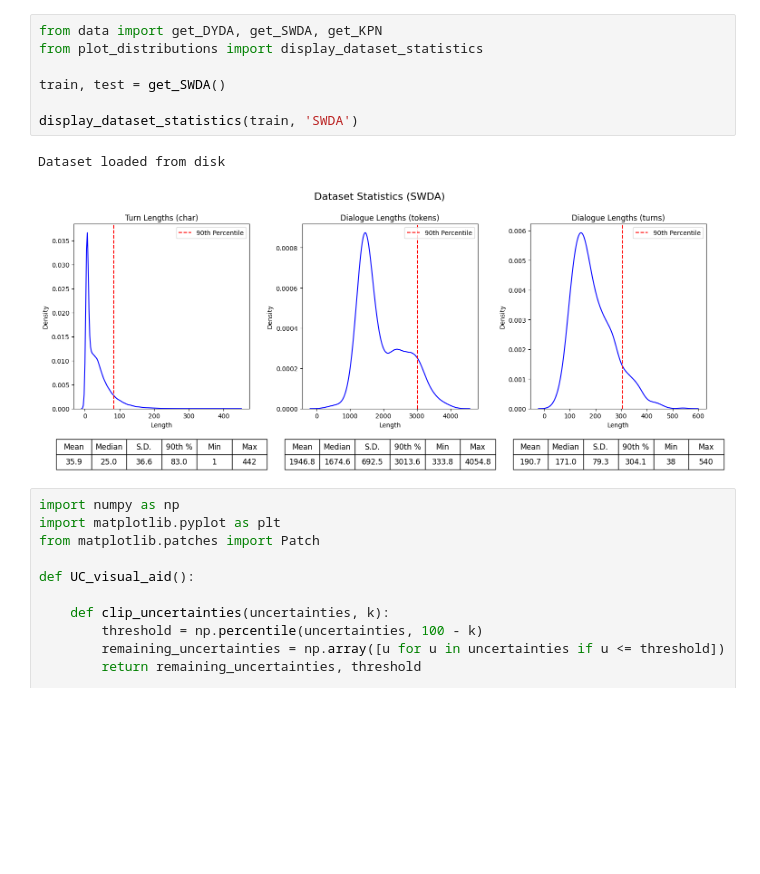
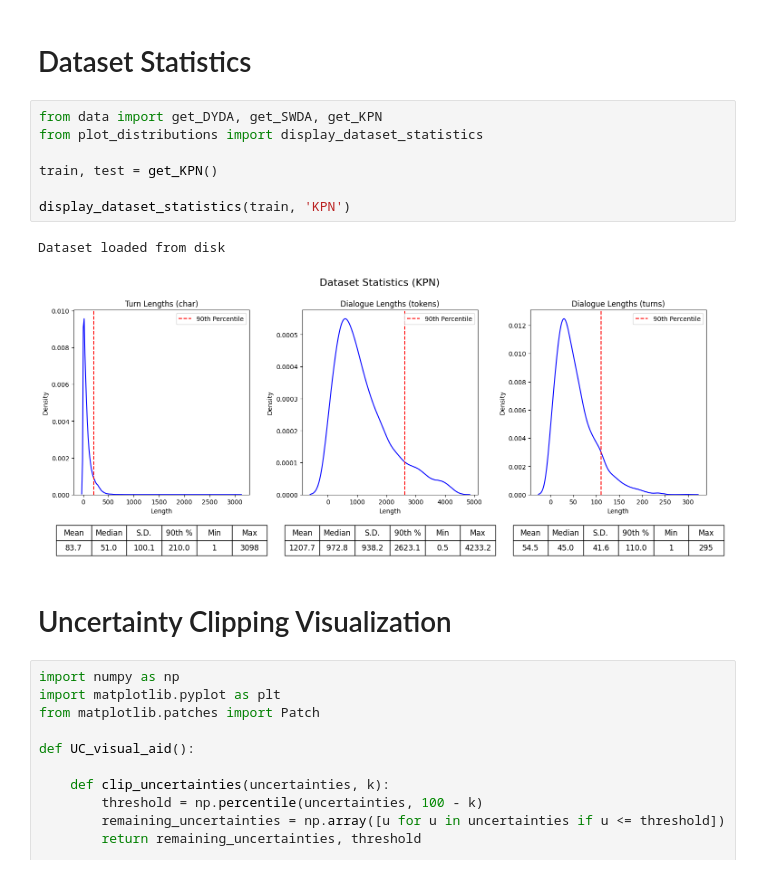
Before and after one commit to ahmetayrnc/deep-active-learning-2, a Jupyter notebook: scripts/test.ipynb, the cells around one changed output. Saved outputs shown, nothing was run; the diff lists cells and outputs as text; blank space fills up the shorter version.

```diff
--- a/scripts/test.ipynb
+++ b/scripts/test.ipynb
@@ -10,13 +17,17 @@ sys.path.append("/Users/ahmetayrnc/Documents/04-scripts/deep_active_learning/")
+# %% [markdown]
+# Dataset Statistics
 # %%
 from data import get_DYDA, get_SWDA, get_KPN
 from plot_distributions import display_dataset_statistics
 
-train, test = get_SWDA()
+train, test = get_KPN()
 
-display_dataset_statistics(train, 'SWDA')
+display_dataset_statistics(train, 'KPN')
 # %% [output]
 Dataset loaded from disk
-[figure, old version]
+[figure, new version]
+# %% [markdown]
+# Uncertainty Clipping Visualization
 # %%
 import numpy as np
 import matplotlib.pyplot as plt
```
Also changed, not shown: parts of 7 cells of this notebook, 14 other files.
